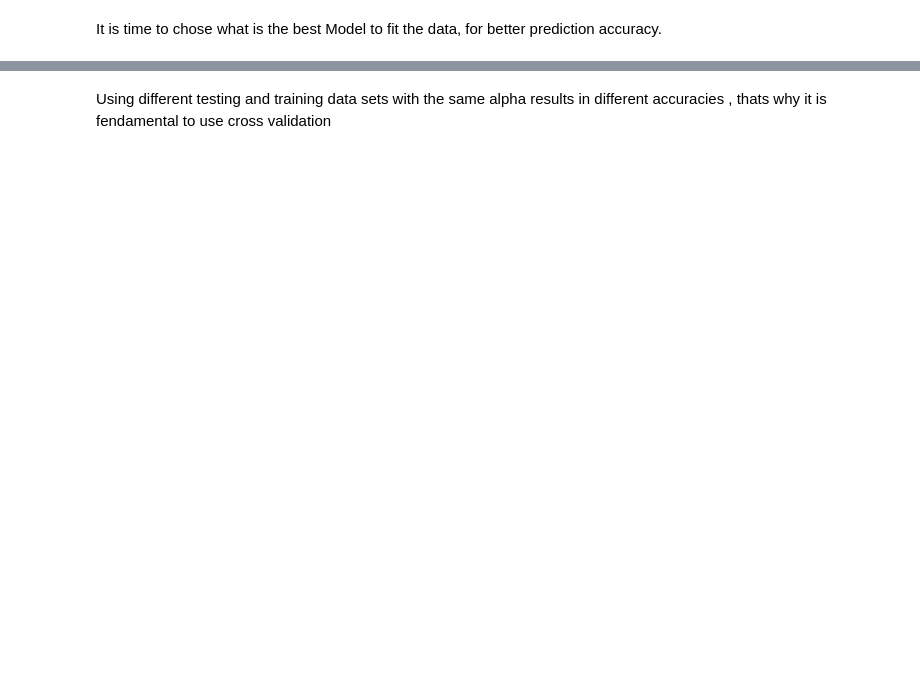
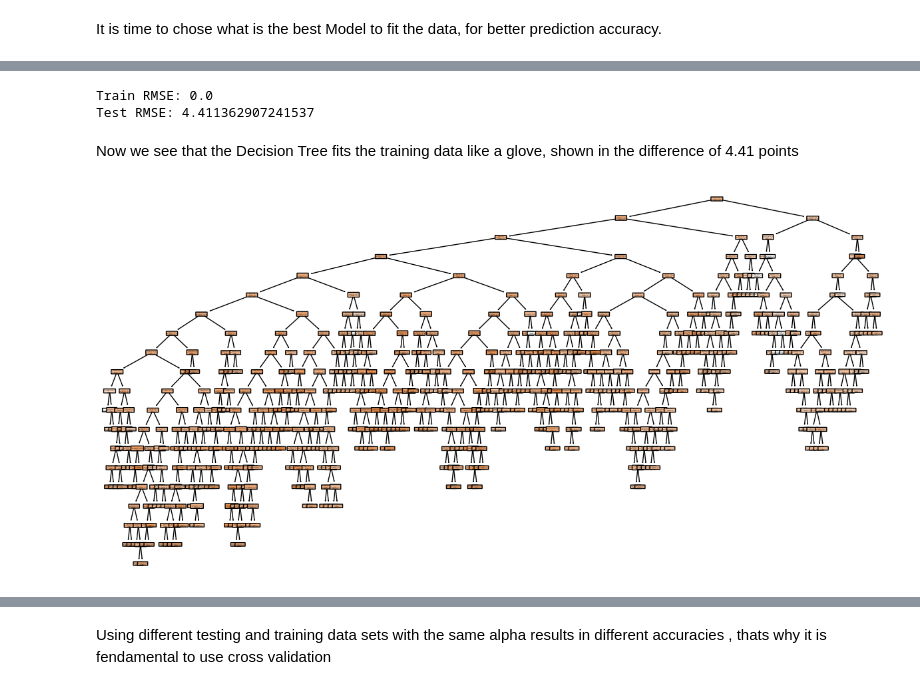
Before and after one commit to fatima-zahra20/Student-Performance, a Jupyter notebook: ModelSelection.ipynb, the cells around one changed output, grey strips where cells are left out. Cells and saved outputs as stored; diff of their text form; code cells hidden in the pictures; blank space fills up the shorter version.

Commit message:
quick fix, prediction

```diff
--- a/ModelSelection.ipynb
+++ b/ModelSelection.ipynb
@@ -35,13 +83,29 @@ X_encoded.head()
 # %%
 X_train, X_test, y_train, y_test = train_test_split(X_encoded,y,random_state = 0)
 
-rt = DecisionTreeRegressor(random_state = 0)
-rt = rt.fit(X_train, y_train)
+dt = DecisionTreeRegressor(random_state = 0)
+dt = dt.fit(X_train, y_train)
+# %%
+train_preds = dt.predict(X_train)
+test_preds = dt.predict(X_test)
+
+train_rmse = np.sqrt(mean_squared_error(y_train, train_preds))
+test_rmse = np.sqrt(mean_squared_error(y_test, test_preds))
+
+print('Train RMSE:', train_rmse)
+print('Test RMSE:', test_rmse)
+# %% [output]
+Train RMSE: 0.0
+Test RMSE: 4.411362907241537
+# %% [markdown]
+Now we see that the Decision Tree fits the training data like a glove, shown in the difference of 4.41 points
 # %%
 plt.figure(figsize=(15,7.5))
-plot_tree(rt,
+plot_tree(dt,
          filled = True,
          rounded = True,
          feature_names = X_encoded.columns)
 plt.show()
+# %% [output]
+[figure, added]
 # %%
```
Also changed, not shown: parts of 21 cells of this notebook.
